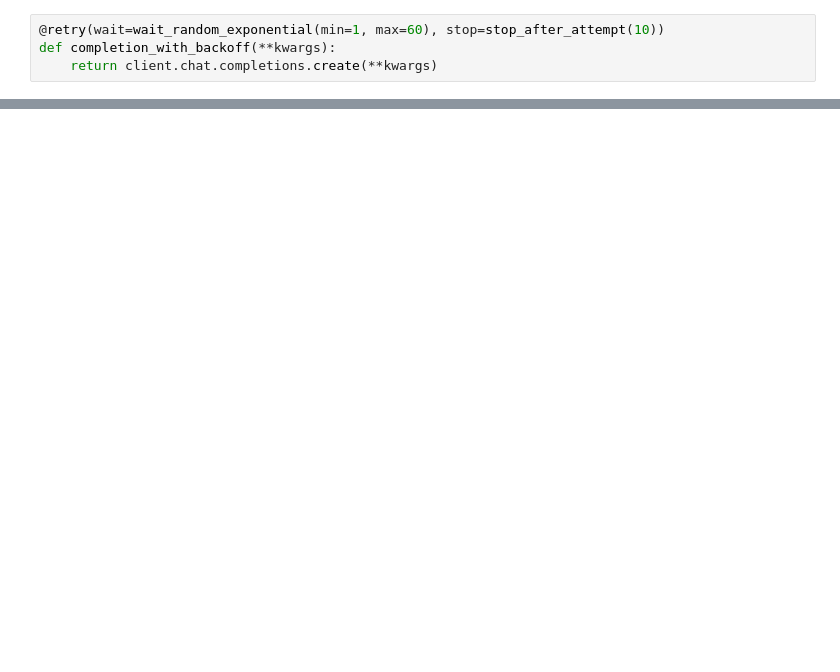
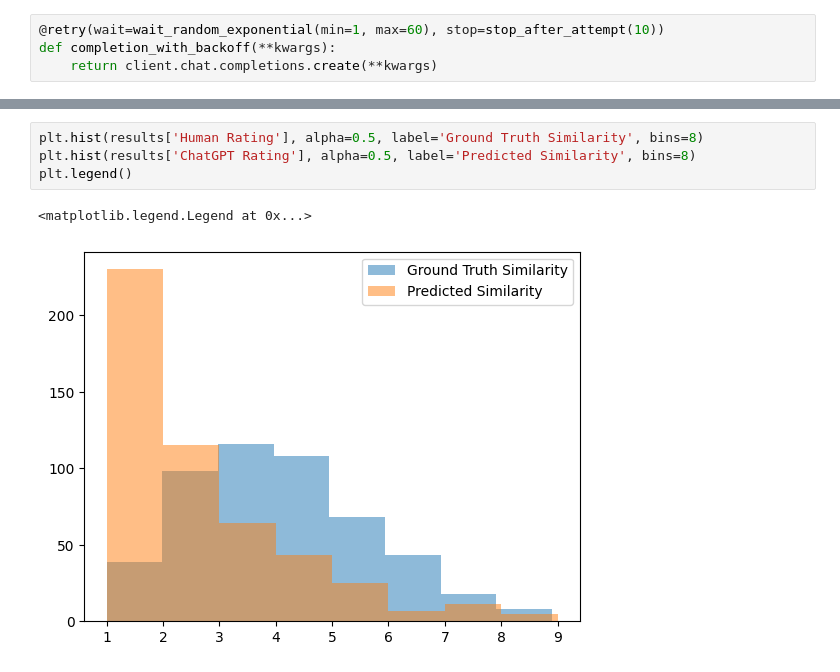
Before and after one commit to b-dickson/ChatGPT-Categorization, a Jupyter notebook: similartiy_ratings.ipynb, the cells around one changed output, grey strips where cells are left out. Saved outputs shown, nothing was run; the diff lists cells and outputs as text; blank space fills up the shorter version.

```diff
--- a/similartiy_ratings.ipynb
+++ b/similartiy_ratings.ipynb
@@ -184,3 +196,10 @@ results.corr(numeric_only=True)
+# %%
+plt.hist(results['Human Rating'], alpha=0.5, label='Ground Truth Similarity', bins=8)
+plt.hist(results['ChatGPT Rating'], alpha=0.5, label='Predicted Similarity', bins=8)
+plt.legend()
+# %% [output]
+<matplotlib.legend.Legend at 0x...>
+[figure, added]
 # %%
 results["Human Rating"].hist()
 # %% [output]
```
Also changed, not shown: parts of 19 cells of this notebook.
